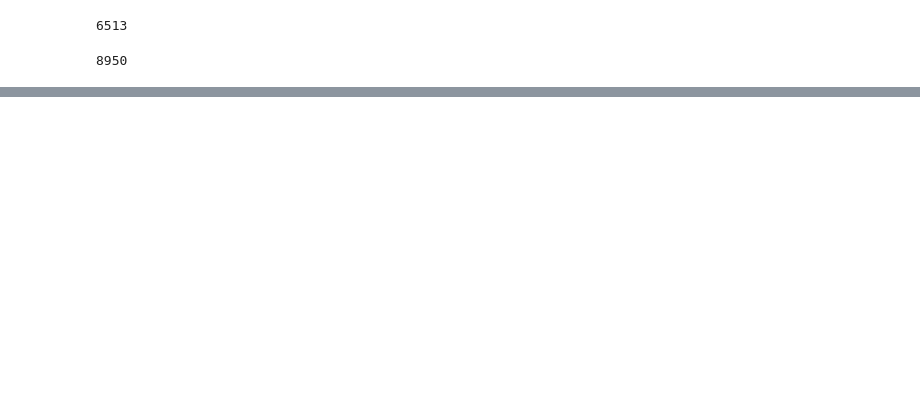
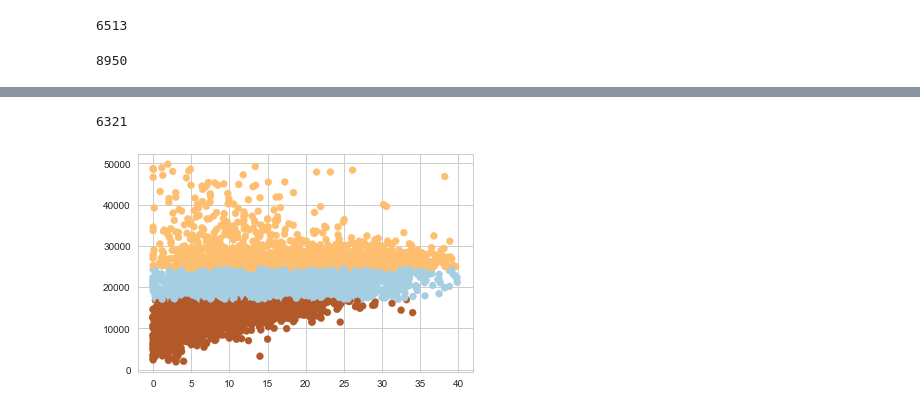
Before and after one commit to akc83/RWProject, a Jupyter notebook: Eight Sleep Assignment.ipynb, the cells around one changed output, grey strips where cells are left out. Drawn from its saved outputs; the diff is of its cells as text; code cells hidden in the pictures; blank space fills up the shorter version.

```diff
--- a/Eight Sleep Assignment.ipynb
+++ b/Eight Sleep Assignment.ipynb
@@ -123,0 +346,5 @@ plt.plot(nidf['end_ts'], nidf['sleep_duration_seconds'])
+# %%
+# Grouping by users to get average respiration rate of each user
+
+n1df = new_df.groupby('user_id', as_index=False)['tnt_count'].mean()
+n1df.head()
@@ -123,0 +358,7 @@ plt.plot(nidf['end_ts'], nidf['sleep_duration_seconds'])
+# %%
+# Grouping by users to get deep sleep duration of each user
+
+new_df['sleep_duration_seconds'] = pd.to_numeric(new_df['sleep_duration_seconds'])
+
+n2df = new_df.groupby('user_id', as_index=False)['sleep_duration_seconds'].mean()
+n2df.head()
@@ -123,0 +372,5 @@ plt.plot(nidf['end_ts'], nidf['sleep_duration_seconds'])
+# %%
+del n2df['user_id']
+
+res_df = pd.concat([n1df, n2df], axis=1)
+res_df.head()
@@ -123,0 +384,25 @@ plt.plot(nidf['end_ts'], nidf['sleep_duration_seconds'])
+# %%
+r4df = res_df[(res_df["tnt_count"] < 40) & (res_df["sleep_duration_seconds"] < 50000)]
+len(r4df)
+# %% [output]
+6321
+# %%
+import numpy as np
+from sklearn.cluster import KMeans
+
+### We store feature data from our
+### dataframe `r4df`, in the `f1` and `f2` arrays. We combine this into
+### a feature matrix `X` before entering it into the algorithm.
+f1 = r4df['avg_roomtemp_c'].values
+f2 = r4df['sleep_duration_seconds'].values
+
+X=np.array(list(zip(f1,f2)))
+# plt.scatter(f1, f2, c='black', s=7)
+kmeans = KMeans(n_clusters=3).fit(X)
+y_pred = kmeans.predict(X) #predicting labels (y) and saving to y_pred
+
+#Plotting predicted labels as a scatter
+plt.scatter(X[:,0], X[:,1], c=y_pred, cmap=plt.cm.Paired)
+plt.show()
+# %% [output]
+[figure, added]
```
Also changed, not shown: parts of 38 cells of this notebook.
